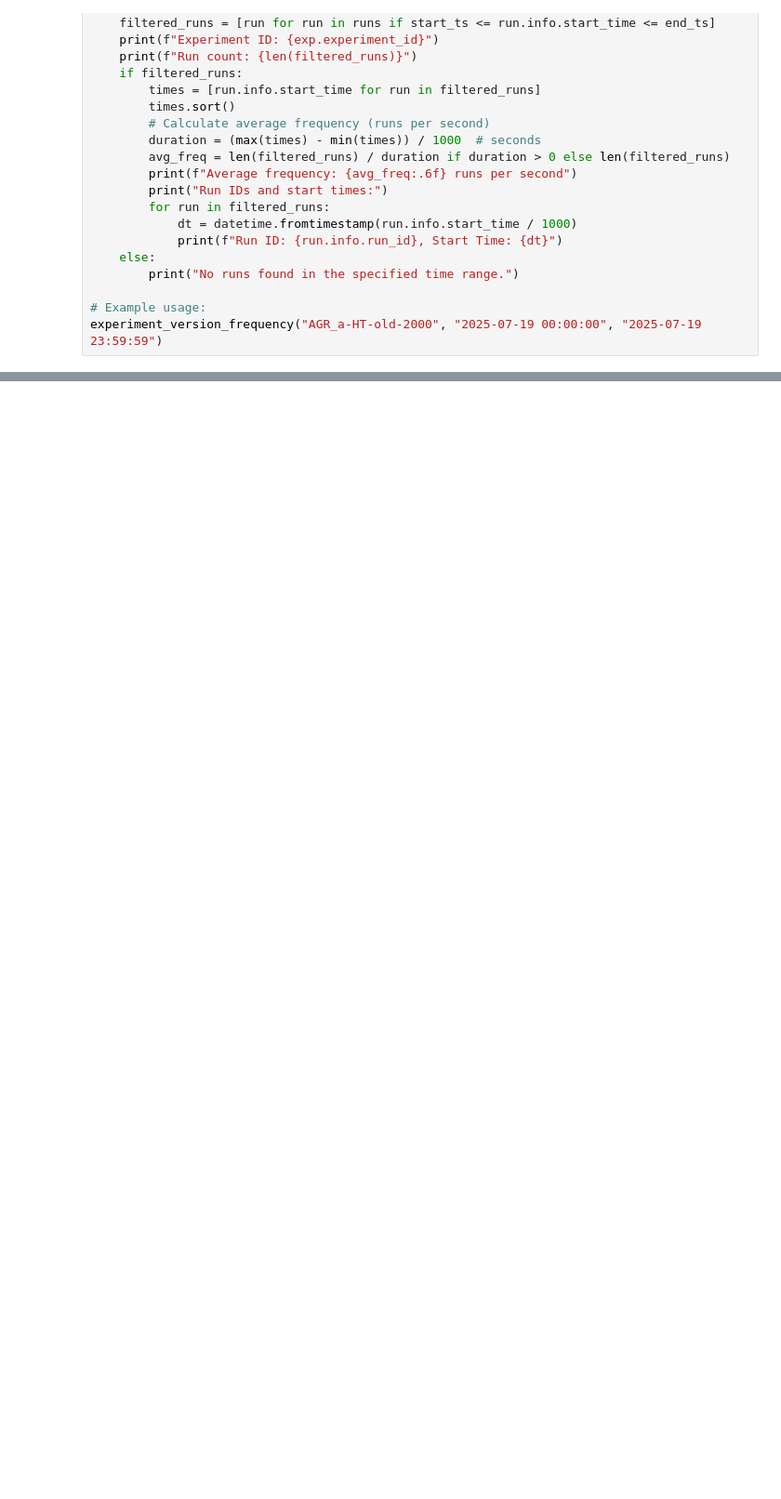
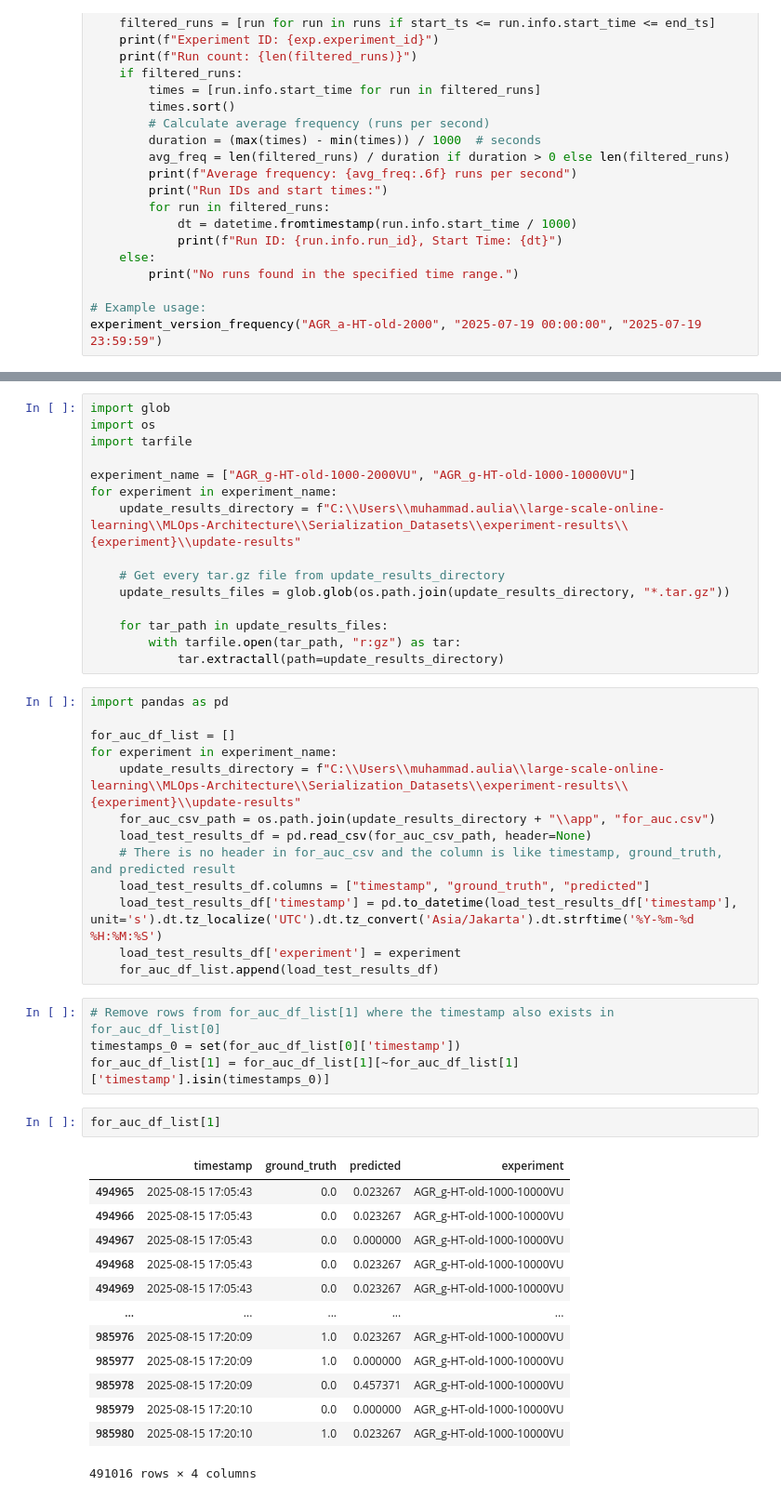
Before and after one commit to aulia-adil/large-scale-online-learning, a Jupyter notebook: MLOps-Architecture/Serialization_Datasets/calculation.ipynb, the cells around one changed output, grey strips where cells are left out. Shown at 93% size. Saved outputs shown, nothing was run; the diff lists cells and outputs as text; blank space fills up the shorter version.

```diff
--- a/MLOps-Architecture/Serialization_Datasets/calculation.ipynb
+++ b/MLOps-Architecture/Serialization_Datasets/calculation.ipynb
@@ -40,0 +244,48 @@ experiment_version_frequency("AGR_a-HT-old-2000", "2025-07-19 00:00:00", "2025-0
+# %%
+import glob
+import os
+import tarfile
+
+experiment_name = ["AGR_g-HT-old-1000-2000VU", "AGR_g-HT-old-1000-10000VU"]
+for experiment in experiment_name:
+    update_results_directory = f"C:\\Users\\muhammad.aulia\\large-scale-online-learning\\MLOps-Architecture\\Serialization_Datasets\\experiment-results\\{experiment}\\update-results"
+
+    # Get every tar.gz file from update_results_directory
+    update_results_files = glob.glob(os.path.join(update_results_directory, "*.tar.gz"))
+
+    for tar_path in update_results_files:
+        with tarfile.open(tar_path, "r:gz") as tar:
+            tar.extractall(path=update_results_directory)
+# %%
+import pandas as pd
+
+for_auc_df_list = []
+for experiment in experiment_name:
+    update_results_directory = f"C:\\Users\\muhammad.aulia\\large-scale-online-learning\\MLOps-Architecture\\Serialization_Datasets\\experiment-results\\{experiment}\\update-results"
+    for_auc_csv_path = os.path.join(update_results_directory + "\\app", "for_auc.csv")
+    load_test_results_df = pd.read_csv(for_auc_csv_path, header=None)
+    # There is no header in for_auc_csv and the column is like timestamp, ground_truth, and predicted result
+    load_test_results_df.columns = ["timestamp", "ground_truth", "predicted"]
+    load_test_results_df['timestamp'] = pd.to_datetime(load_test_results_df['timestamp'], unit='s').dt.tz_localize('UTC').dt.tz_convert('Asia/Jakarta').dt.strftime('%Y-%m-%d %H:%M:%S')
+    load_test_results_df['experiment'] = experiment
+    for_auc_df_list.append(load_test_results_df)
+# %%
+# Remove rows from for_auc_df_list[1] where the timestamp also exists in for_auc_df_list[0]
+timestamps_0 = set(for_auc_df_list[0]['timestamp'])
+for_auc_df_list[1] = for_auc_df_list[1][~for_auc_df_list[1]['timestamp'].isin(timestamps_0)]
+# %%
+for_auc_df_list[1]
+# %% [output]
+|  | timestamp | ground_truth | predicted | experiment |
+| 494965 | 2025-08-15 17:05:43 | 0.0 | 0.023267 | AGR_g-HT-old-1000-10000VU |
+| 494966 | 2025-08-15 17:05:43 | 0.0 | 0.023267 | AGR_g-HT-old-1000-10000VU |
+| 494967 | 2025-08-15 17:05:43 | 0.0 | 0.000000 | AGR_g-HT-old-1000-10000VU |
+| 494968 | 2025-08-15 17:05:43 | 0.0 | 0.023267 | AGR_g-HT-old-1000-10000VU |
+| 494969 | 2025-08-15 17:05:43 | 0.0 | 0.023267 | AGR_g-HT-old-1000-10000VU |
+| ... | ... | ... | ... | ... |
+| 985976 | 2025-08-15 17:20:09 | 1.0 | 0.023267 | AGR_g-HT-old-1000-10000VU |
+| 985977 | 2025-08-15 17:20:09 | 1.0 | 0.000000 | AGR_g-HT-old-1000-10000VU |
+| 985978 | 2025-08-15 17:20:09 | 0.0 | 0.457371 | AGR_g-HT-old-1000-10000VU |
+| 985979 | 2025-08-15 17:20:10 | 0.0 | 0.000000 | AGR_g-HT-old-1000-10000VU |
+| 985980 | 2025-08-15 17:20:10 | 1.0 | 0.023267 | AGR_g-HT-old-1000-10000VU |
+491016 rows × 4 columns
```
Also changed, not shown: parts of 13 cells of this notebook, 19 other files.
